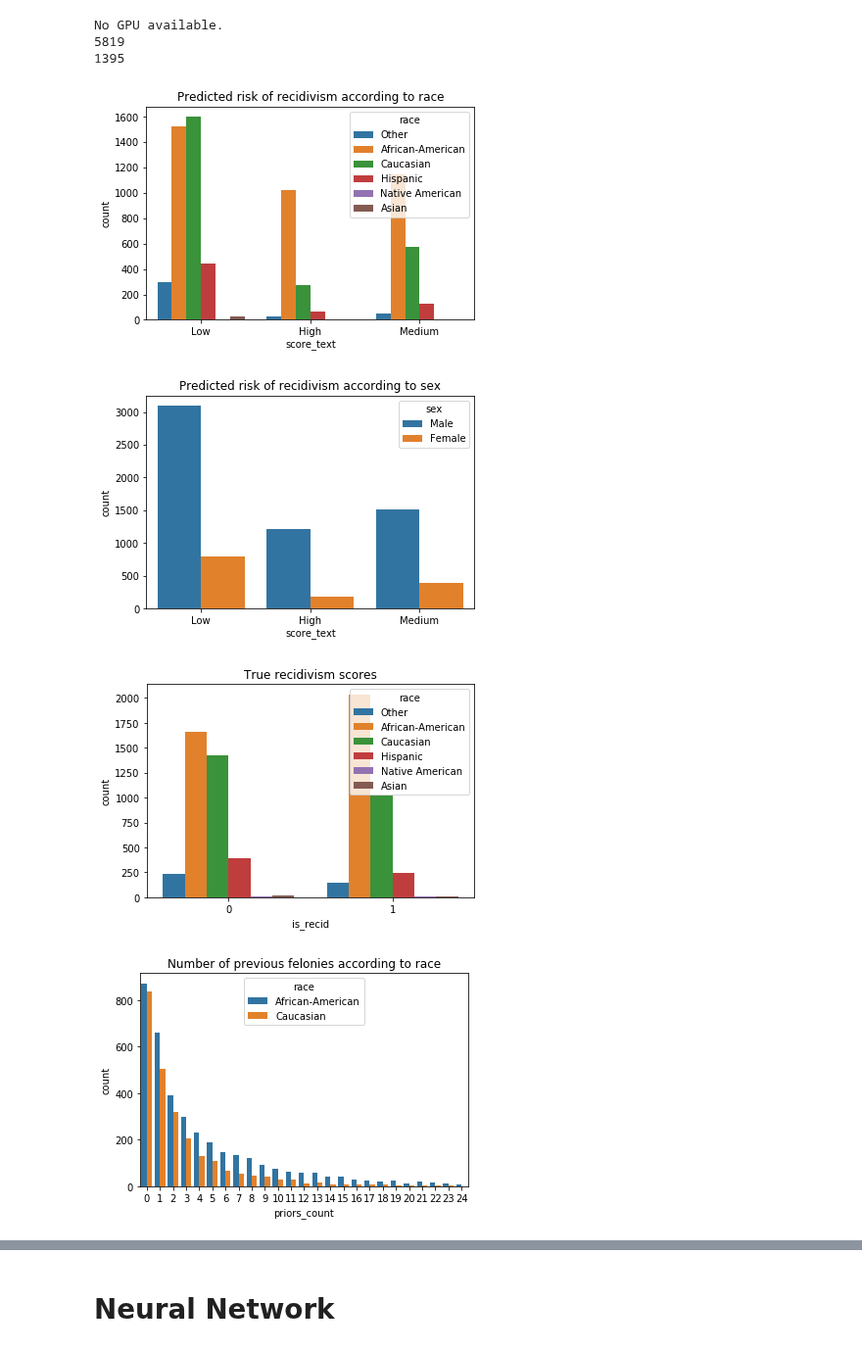
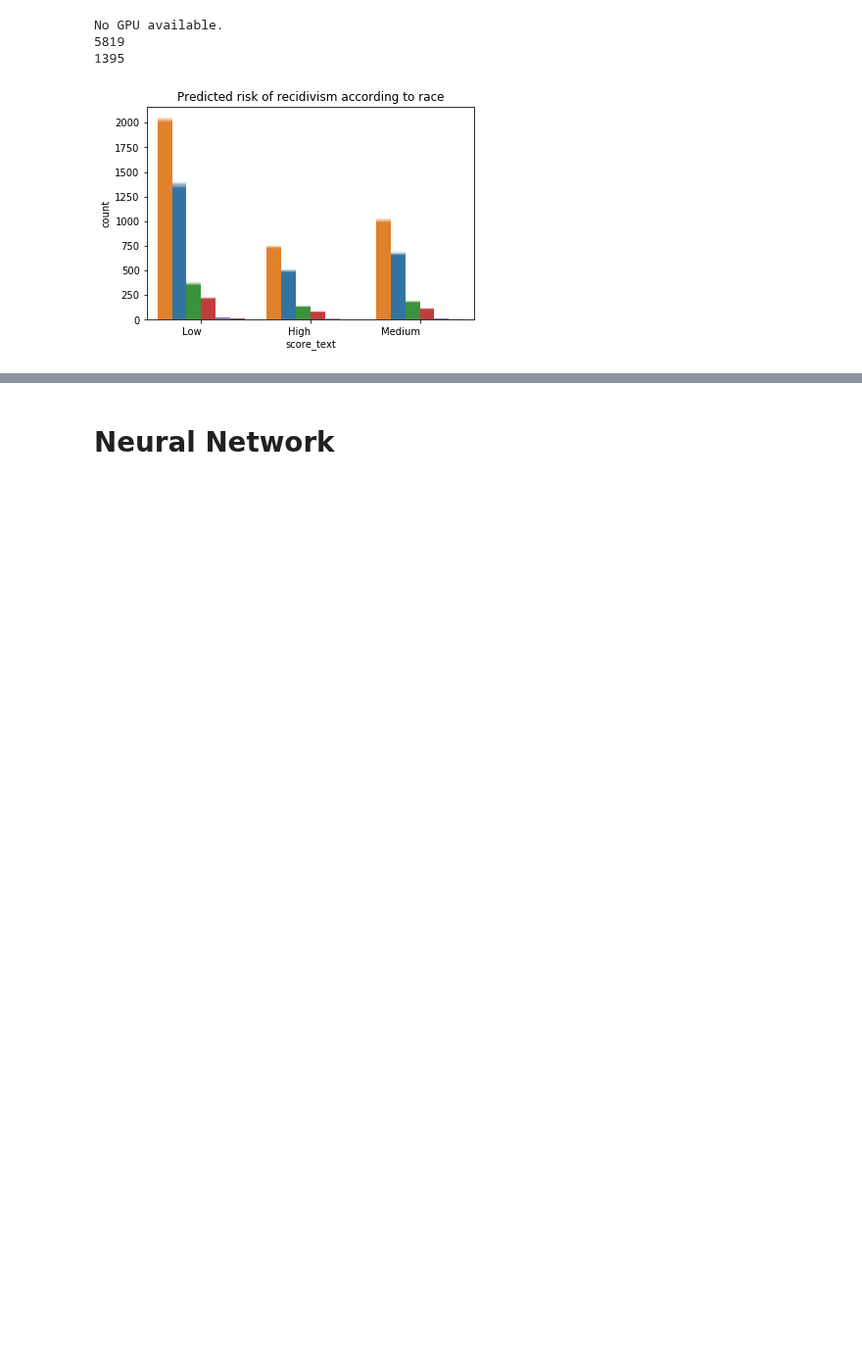
Before and after one commit to oskarwiese/fagprojekt, a Jupyter notebook: src/Classifier_notebook.ipynb, the cells around one changed output, grey strips where cells are left out. Shown at 98% size. Saved outputs shown, nothing was run; the diff lists cells and outputs as text; code cells hidden in the pictures; blank space fills up the shorter version.

Commit message:
logbog og permutations plot

```diff
--- a/src/Classifier_notebook.ipynb
+++ b/src/Classifier_notebook.ipynb
@@ -63,6 +64,8 @@ use_cuda = torch.cuda.is_available()
 print("Running GPU.") if use_cuda else print("No GPU available.")
 print(len(data[data["sex"] == "Male"]))
 print(len(data[data["sex"] != "Male"]))
+
+data = permutation(data, "race")
 # %% [output]
 No GPU available.
 5819
@@ -74,41 +77,50 @@ def is_plot():
 
     pred_plot_race = sb.countplot(x = "score_text", hue = "race", data = data)
     pred_plot_race.set_title("Predicted risk of recidivism according to race")
-    pred_plot_race.figure.savefig(path + "\\predicted_recid_race.png")
+    #pred_plot_race.figure.savefig(path + "\\predicted_recid_race.png")
     plt.show()
 
     pred_plot_sex = sb.countplot(x = "score_text", hue = "sex", data = data)
     pred_plot_sex.set_title("Predicted risk of recidivism according to sex")
-    pred_plot_sex.figure.savefig(path + "\\predicted_recid_sex.png")
+    #pred_plot_sex.figure.savefig(path + "\\predicted_recid_sex.png")
     plt.show()
 
     true_plot = sb.countplot(x = "is_recid", hue = "race", data = data)
     true_plot.set_title("True recidivism scores")
-    true_plot.figure.savefig(path + "\\true_recid.png")
+    #true_plot.figure.savefig(path + "\\true_recid.png")
     plt.show()
 
     df = data[(data["race"] == "African-American") | (data["race"] == "Caucasian")]
     df = df[df["priors_count"] < 25]
 
     priors_plot = sb.countplot(x = "priors_count", hue = "race", data = df)
     priors_plot.set_title("Number of previous felonies according to race")
-    priors_plot.figure.savefig(path + "\\proirs.png")
+    #priors_plot.figure.savefig(path + "\\proirs.png")
     plt.show()
 
     c_charge_degree = sb.countplot(x = "c_charge_degree", hue = "race", data = df)
     c_charge_degree.set_title("Severity of the crimes for each race")
-    c_charge_degree.figure.savefig(path + "\\c_charge_degree.png")
+    #c_charge_degree.figure.savefig(path + "\\c_charge_degree.png")
     plt.show()
 
     c_charge_degree = sb.countplot(x = "score_text", hue = "c_charge_degree", data = df)
     c_charge_degree.set_title("Relation between crime severity and predicted recidivism")
-    c_charge_degree.figure.savefig(path + "\\charge_degree_score.png")
+    #c_charge_degree.figure.savefig(path + "\\charge_degree_score.png")
     plt.show()
 
 
-is_plot()
+#is_plot()
+
+palette = {"Caucasian": "C0", "African-American": "C1", "Hispanic": "C2", "Other": "C3" , "Asian": "C4" ,"Native American": "C5"}
+for i in tqdm(range(100)):
+    #TODO: der skal indsættes punkter for den rigtige datafordelling.
+    data = permutation(data, "race")
+    path = r"C:\Users\ejer\Desktop\Fagprojekt\fagprojekt\report\imgs"
+    pred_plot_race = sb.countplot(x = "score_text" ,hue = "race", data = data, palette = palette ,alpha=.06,  hue_order = [ "African-American","Caucasian", "Hispanic", "Other" , "Asian","Native American"])
+    pred_plot_race.set_title("Predicted risk of recidivism according to race")
+    pred_plot_race.set_xticklabels(pred_plot_race.get_xticklabels(), horizontalalignment ='right')
+    pred_plot_race.get_legend().remove()
+    data = reset_data()
+plt.show()
 # %% [output]
-[figure, old version]
+[figure, new version]
-[figure, removed]
-[figure, removed]
-[figure, removed]
```
Also changed, not shown: parts of 2 cells of this notebook, 1 other file.
